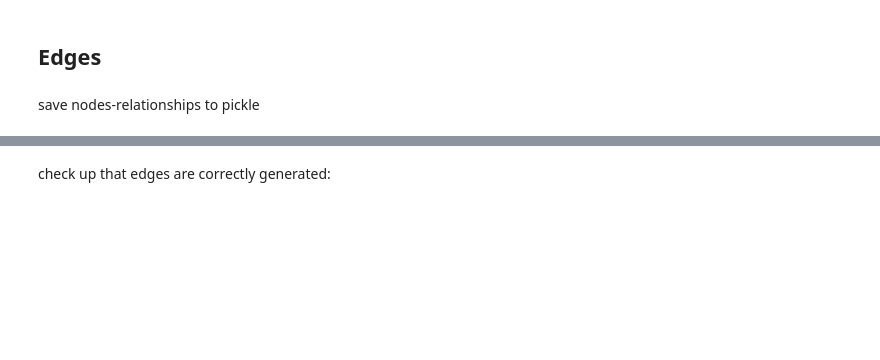
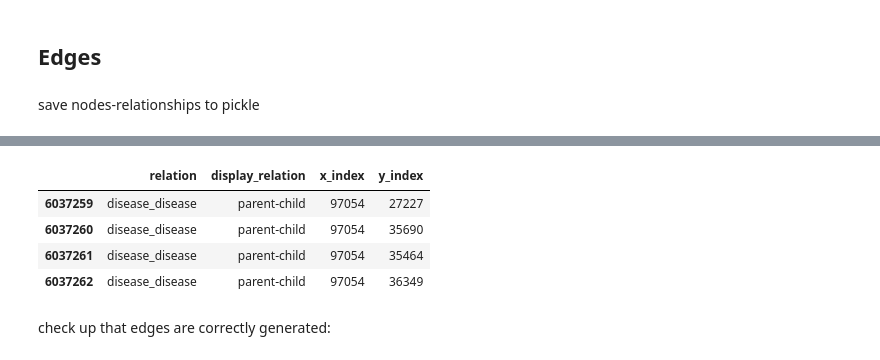
Before and after one commit to laurasck14/KG-RAG, a Jupyter notebook: create_graph.ipynb, the cells around one changed output, grey strips where cells are left out. Drawn from its saved outputs; the diff is of its cells as text; code cells hidden in the pictures; blank space fills up the shorter version.

```diff
--- a/create_graph.ipynb
+++ b/create_graph.ipynb
@@ -396,2 +396,10 @@ with open(os.path.expanduser('~/scratch-llm/storage/all_nodes.pkl'), 'rb') as f:
+# %%
+edges[edges['x_index'] == 97054]
+# %% [output]
+|  | relation | display_relation | x_index | y_index |
+| 6037259 | disease_disease | parent-child | 97054 | 27227 |
+| 6037260 | disease_disease | parent-child | 97054 | 35690 |
+| 6037261 | disease_disease | parent-child | 97054 | 35464 |
+| 6037262 | disease_disease | parent-child | 97054 | 36349 |
 # %% [markdown]
 check up that edges are correctly generated:
```
Also changed, not shown: parts of 17 cells of this notebook.
